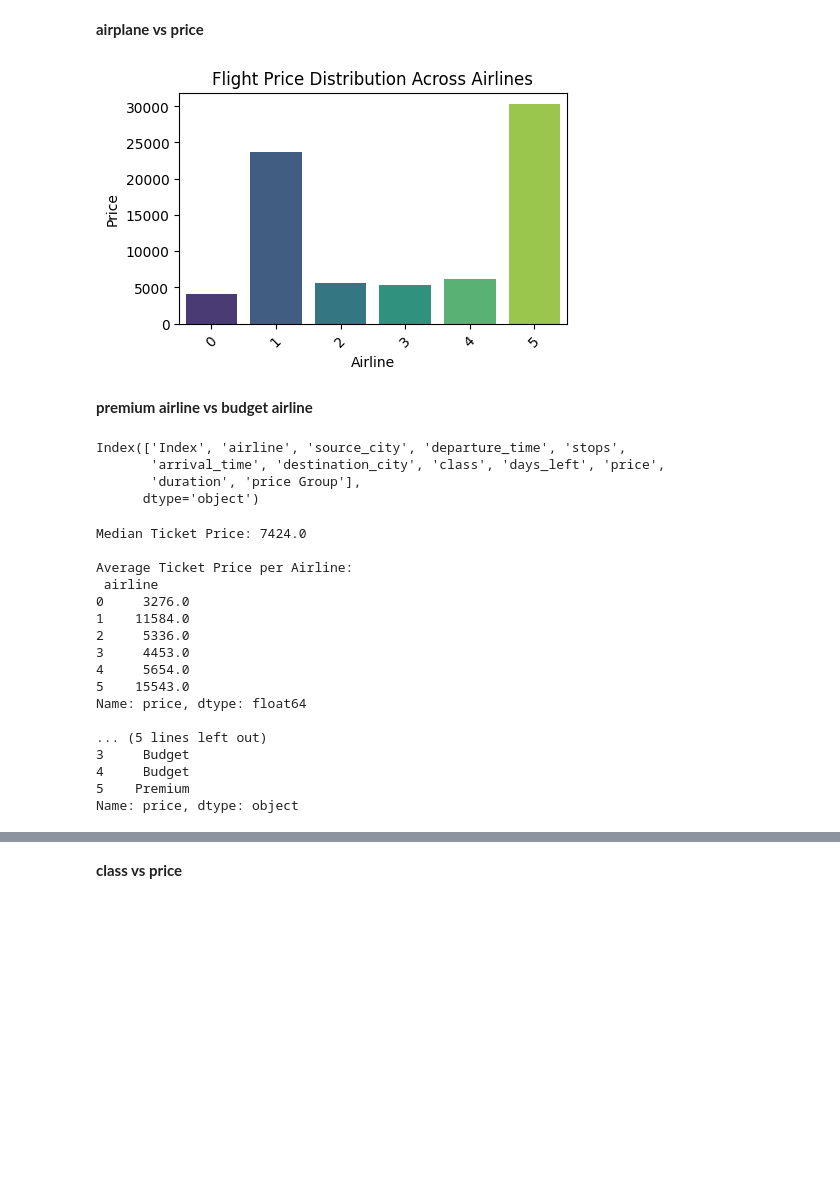
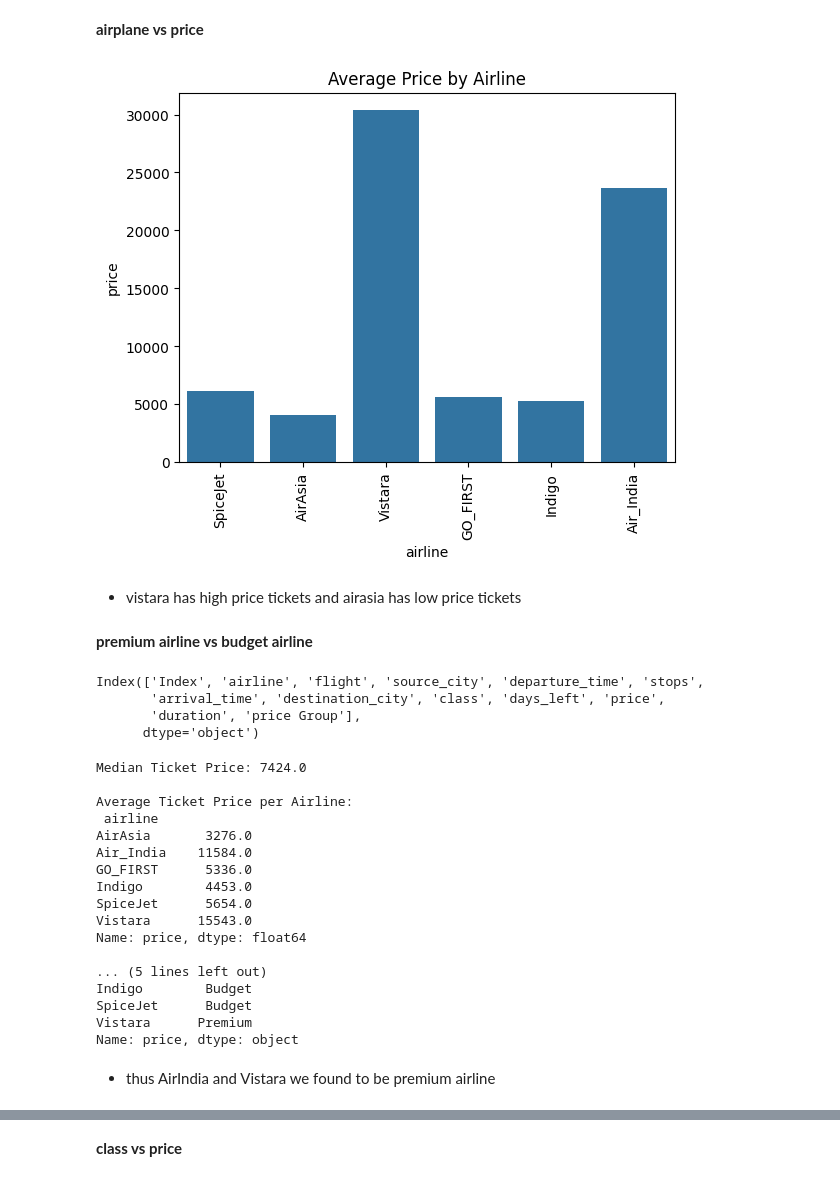
Before and after one commit to yawhatev/project, a Jupyter notebook: project.ipynb, the cells around one changed output, grey strips where cells are left out. Drawn from its saved outputs; the diff is of its cells as text; code cells hidden in the pictures; blank space fills up the shorter version.

```diff
--- a/project.ipynb
+++ b/project.ipynb
@@ -468,5 +725,15 @@ plt.show()
 # %% [markdown]
 # EDA Task
+# %%
+#imported necessary library function and datasets for this project
+
+import pandas as pd
+import numpy as np
+import matplotlib.pyplot as plt
+import seaborn as sns
+from scipy import stats
+
+df=pd.read_csv('Clean_Dataset1.csv')
 # %% [markdown]
 **1.target variable analysis**
 # %% [markdown]
@@ -546,21 +802,20 @@ plt.show()
 # %% [markdown]
 **airplane vs price**
 # %%
-plt.figure(figsize=(5, 3))
-sns.barplot(x='airline', y='price', data=df, palette='viridis', ci=None)
-plt.title("Flight Price Distribution Across Airlines")
-plt.xlabel("Airline")
-plt.ylabel("Price")
-plt.xticks(rotation=45)
+sns.barplot(x='airline', y='price', data=df, ci=None)
+plt.title('Average Price by Airline')
+plt.xticks(rotation=90)
 plt.show()
 # %% [output]
-[figure, old version]
+[figure, new version]
+# %% [markdown]
+- vistara has high price tickets and airasia has low price tickets
 # %% [markdown]
 **premium airline vs budget airline**
 # %%
 df.columns
 # %% [output]
-Index(['Index', 'airline', 'source_city', 'departure_time', 'stops',
+Index(['Index', 'airline', 'flight', 'source_city', 'departure_time', 'stops',
        'arrival_time', 'destination_city', 'class', 'days_left', 'price',
        'duration', 'price Group'],
       dtype='object')
@@ -579,19 +834,21 @@ Median Ticket Price: 7424.0
 
 Average Ticket Price per Airline:
  airline
-0     3276.0
-1    11584.0
-2     5336.0
-3     4453.0
-4     5654.0
-5    15543.0
+AirAsia       3276.0
+Air_India    11584.0
+GO_FIRST      5336.0
+Indigo        4453.0
+SpiceJet      5654.0
+Vistara      15543.0
 Name: price, dtype: float64
 
 ... (5 lines left out)
-3     Budget
-4     Budget
-5    Premium
+Indigo        Budget
+SpiceJet      Budget
+Vistara      Premium
 Name: price, dtype: object
+# %% [markdown]
+- thus AirIndia and Vistara we found to be premium airline
 # %%
 df.columns
 # %% [output]
```
Also changed, not shown: parts of 125 cells of this notebook, 7 other files.
